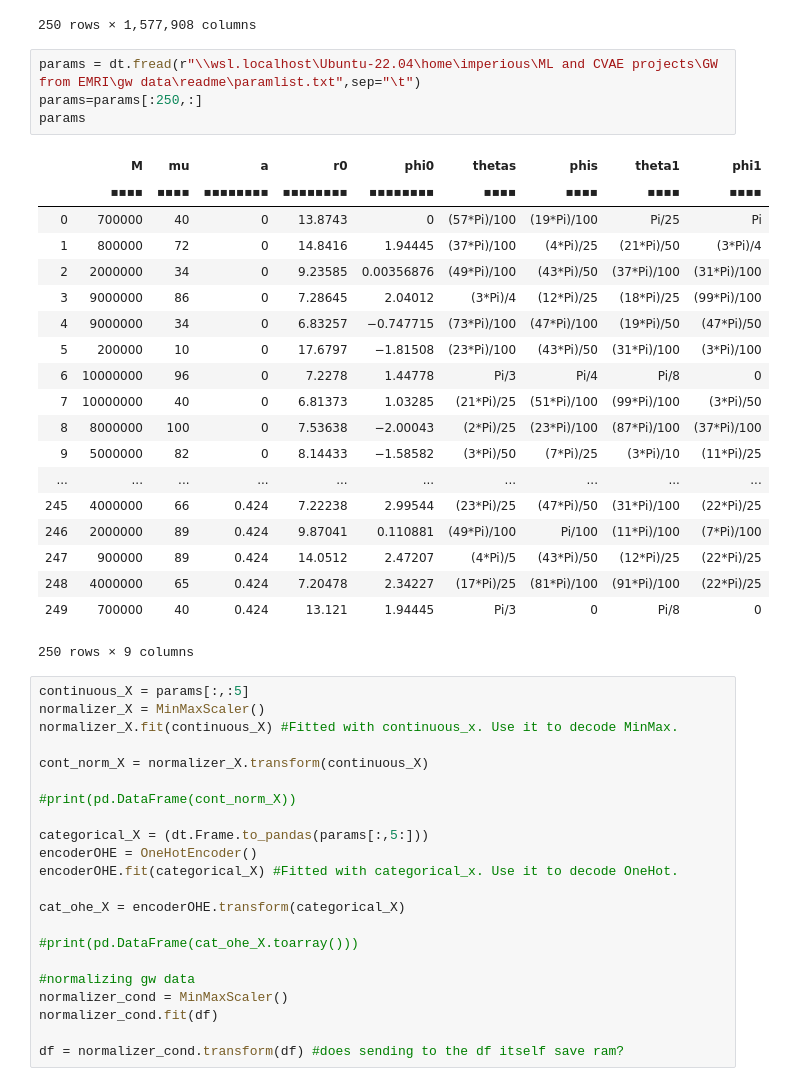
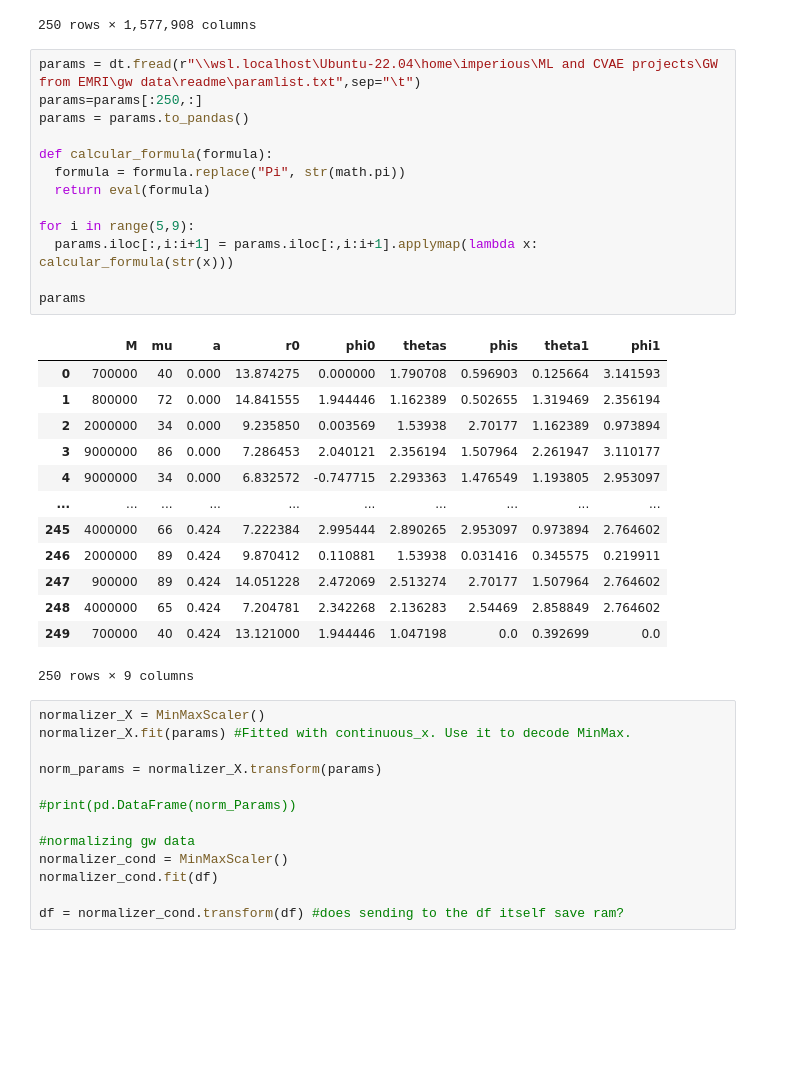
Before and after one commit to herikem/CVAE-for-Gravitational-Waves-from-EMRI, a Jupyter notebook: model.ipynb, the cells around one changed output. Saved outputs shown, nothing was run; the diff lists cells and outputs as text; blank space fills up the shorter version.

```diff
--- a/model.ipynb
+++ b/model.ipynb
@@ -40,43 +41,37 @@ df
 # %%
 params = dt.fread(r"\\wsl.localhost\Ubuntu-22.04\home\imperious\ML and CVAE projects\GW from EMRI\gw data\readme\paramlist.txt",sep="\t")
 params=params[:250,:]
+params = params.to_pandas()
+
+def calcular_formula(formula):
+  formula = formula.replace("Pi", str(math.pi))
+  return eval(formula)
+
+for i in range(5,9):
+  params.iloc[:,i:i+1] = params.iloc[:,i:i+1].applymap(lambda x: calcular_formula(str(x)))
+
 params
 # %% [output]
 |  | M | mu | a | r0 | phi0 | thetas | phis | theta1 | phi1 |
-|  | ▪▪▪▪ | ▪▪▪▪ | ▪▪▪▪▪▪▪▪ | ▪▪▪▪▪▪▪▪ | ▪▪▪▪▪▪▪▪ | ▪▪▪▪ | ▪▪▪▪ | ▪▪▪▪ | ▪▪▪▪ |
-| 0 | 700000 | 40 | 0 | 13.8743 | 0 | (57*Pi)/100 | (19*Pi)/100 | Pi/25 | Pi |
-| 1 | 800000 | 72 | 0 | 14.8416 | 1.94445 | (37*Pi)/100 | (4*Pi)/25 | (21*Pi)/50 | (3*Pi)/4 |
-| 2 | 2000000 | 34 | 0 | 9.23585 | 0.00356876 | (49*Pi)/100 | (43*Pi)/50 | (37*Pi)/100 | (31*Pi)/100 |
-| 3 | 9000000 | 86 | 0 | 7.28645 | 2.04012 | (3*Pi)/4 | (12*Pi)/25 | (18*Pi)/25 | (99*Pi)/100 |
-| 4 | 9000000 | 34 | 0 | 6.83257 | −0.747715 | (73*Pi)/100 | (47*Pi)/100 | (19*Pi)/50 | (47*Pi)/50 |
-| 5 | 200000 | 10 | 0 | 17.6797 | −1.81508 | (23*Pi)/100 | (43*Pi)/50 | (31*Pi)/100 | (3*Pi)/100 |
-| 6 | 10000000 | 96 | 0 | 7.2278 | 1.44778 | Pi/3 | Pi/4 | Pi/8 | 0 |
-| 7 | 10000000 | 40 | 0 | 6.81373 | 1.03285 | (21*Pi)/25 | (51*Pi)/100 | (99*Pi)/100 | (3*Pi)/50 |
-| 8 | 8000000 | 100 | 0 | 7.53638 | −2.00043 | (2*Pi)/25 | (23*Pi)/100 | (87*Pi)/100 | (37*Pi)/100 |
-| 9 | 5000000 | 82 | 0 | 8.14433 | −1.58582 | (3*Pi)/50 | (7*Pi)/25 | (3*Pi)/10 | (11*Pi)/25 |
+| 0 | 700000 | 40 | 0.000 | 13.874275 | 0.000000 | 1.790708 | 0.596903 | 0.125664 | 3.141593 |
+| 1 | 800000 | 72 | 0.000 | 14.841555 | 1.944446 | 1.162389 | 0.502655 | 1.319469 | 2.356194 |
+| 2 | 2000000 | 34 | 0.000 | 9.235850 | 0.003569 | 1.53938 | 2.70177 | 1.162389 | 0.973894 |
+| 3 | 9000000 | 86 | 0.000 | 7.286453 | 2.040121 | 2.356194 | 1.507964 | 2.261947 | 3.110177 |
+| 4 | 9000000 | 34 | 0.000 | 6.832572 | -0.747715 | 2.293363 | 1.476549 | 1.193805 | 2.953097 |
 | ... | ... | ... | ... | ... | ... | ... | ... | ... | ... |
-| 245 | 4000000 | 66 | 0.424 | 7.22238 | 2.99544 | (23*Pi)/25 | (47*Pi)/50 | (31*Pi)/100 | (22*Pi)/25 |
-| 246 | 2000000 | 89 | 0.424 | 9.87041 | 0.110881 | (49*Pi)/100 | Pi/100 | (11*Pi)/100 | (7*Pi)/100 |
-| 247 | 900000 | 89 | 0.424 | 14.0512 | 2.47207 | (4*Pi)/5 | (43*Pi)/50 | (12*Pi)/25 | (22*Pi)/25 |
-| 248 | 4000000 | 65 | 0.424 | 7.20478 | 2.34227 | (17*Pi)/25 | (81*Pi)/100 | (91*Pi)/100 | (22*Pi)/25 |
-| 249 | 700000 | 40 | 0.424 | 13.121 | 1.94445 | Pi/3 | 0 | Pi/8 | 0 |
+| 245 | 4000000 | 66 | 0.424 | 7.222384 | 2.995444 | 2.890265 | 2.953097 | 0.973894 | 2.764602 |
+| 246 | 2000000 | 89 | 0.424 | 9.870412 | 0.110881 | 1.53938 | 0.031416 | 0.345575 | 0.219911 |
+| 247 | 900000 | 89 | 0.424 | 14.051228 | 2.472069 | 2.513274 | 2.70177 | 1.507964 | 2.764602 |
+| 248 | 4000000 | 65 | 0.424 | 7.204781 | 2.342268 | 2.136283 | 2.54469 | 2.858849 | 2.764602 |
+| 249 | 700000 | 40 | 0.424 | 13.121000 | 1.944446 | 1.047198 | 0.0 | 0.392699 | 0.0 |
 250 rows × 9 columns
 # %%
-continuous_X = params[:,:5]
 normalizer_X = MinMaxScaler()
-normalizer_X.fit(continuous_X) #Fitted with continuous_x. Use it to decode MinMax.
+normalizer_X.fit(params) #Fitted with continuous_x. Use it to decode MinMax.
 
-cont_norm_X = normalizer_X.transform(continuous_X)
+norm_params = normalizer_X.transform(params)
 
-#print(pd.DataFrame(cont_norm_X))
-
-categorical_X = (dt.Frame.to_pandas(params[:,5:]))
-encoderOHE = OneHotEncoder()
-encoderOHE.fit(categorical_X) #Fitted with categorical_x. Use it to decode OneHot.
-
-cat_ohe_X = encoderOHE.transform(categorical_X)
-
-#print(pd.DataFrame(cat_ohe_X.toarray()))
+#print(pd.DataFrame(norm_Params))
 
 #normalizing gw data
 normalizer_cond = MinMaxScaler()
```
Also changed, not shown: parts of 11 cells of this notebook.
